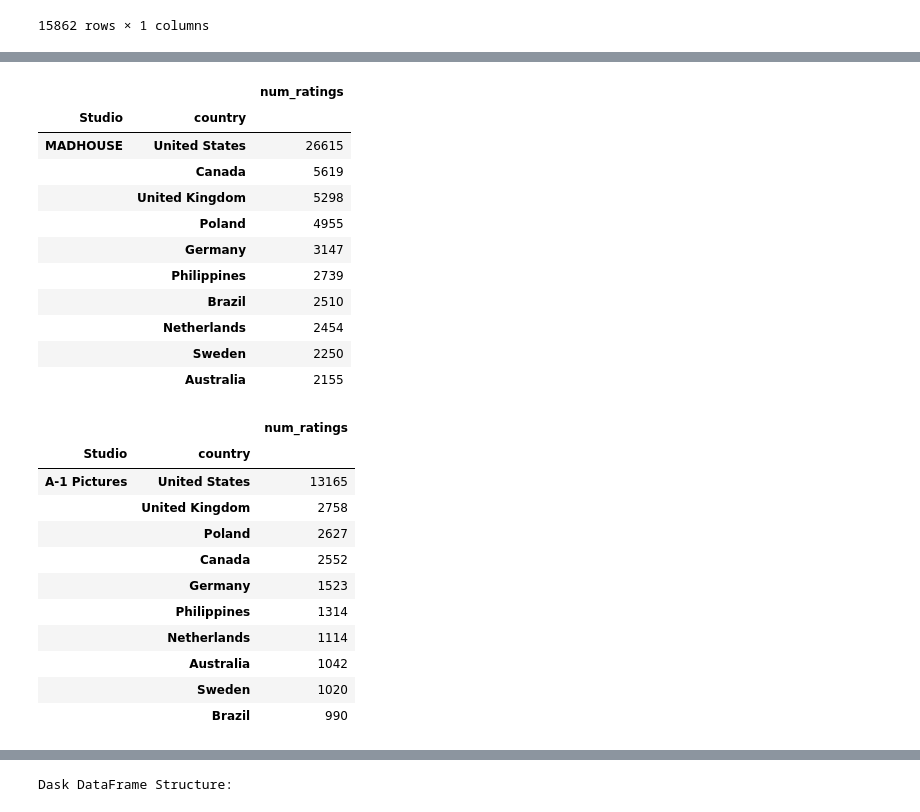
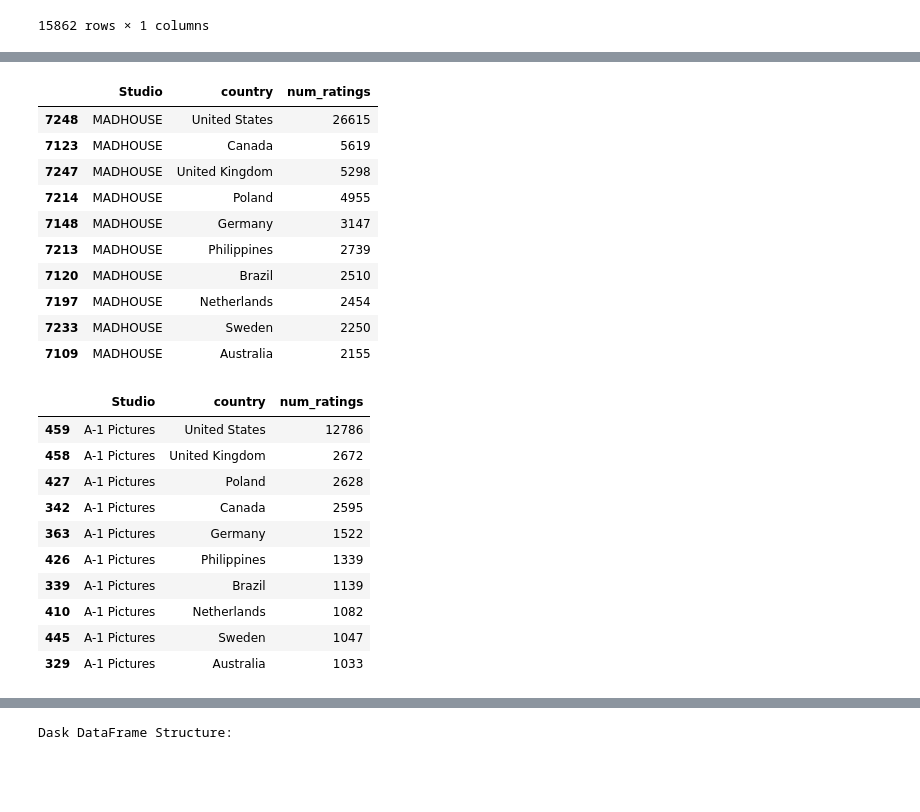
Before and after one commit to com-480-data-visualization/project-2023-vizmoica, a Jupyter notebook: eda_country.ipynb, the cells around one changed output, grey strips where cells are left out. Drawn from its saved outputs; the diff is of its cells as text; code cells hidden in the pictures; blank space fills up the shorter version.

```diff
--- a/eda_country.ipynb
+++ b/eda_country.ipynb
@@ -172,7 +129,7 @@ with open("location_to_country.pickle", "wb") as handle:
 
 assert len(location_to_country) == len(locations)
 # %%
-with open("countries.pickle", "rb") as f:
+with open(data / "countries.pickle", "rb") as f:
     countries = pickle.load(f)
 
 countries, len(countries)
@@ -195,7 +152,7 @@ countries, len(countries)
   ...],
  55280)
 # %%
-with open("location_to_country.pickle", "rb") as f:
+with open(data / "location_to_country.pickle", "rb") as f:
     location_to_country = pickle.load(f)
 location_to_country, len(location_to_country)
 # %% [output]
@@ -436,8 +393,11 @@ df_studios_countries
 15862 rows × 1 columns
 # %%
 # In df_test, for each Studio, sort the countries by the number of ratings
-df_studios_countries = df_studios_countries.groupby(level=0).apply(
-    lambda x: x.sort_values("num_ratings", ascending=False)
-)
-df_studios_countries
+#df_studios_countries = df_studios_countries.groupby(level=0).apply(
+#    lambda x: x.sort_values("num_ratings", ascending=False)
+#)
+df_studios_countries.reset_index(inplace=True)
+df_studios_countries.sort_values(by=['num_ratings'], ascending=False, inplace=True)
+df_studios_countries.head(70)
+#df_studios_countries[df_studios_countries['num_ratings'] >= 500]['Studio'].value_counts()
 # %% [output]
@@ -478,31 +462,29 @@ ValueError: cannot insert country, already exists
 # %%
 # Print for Studio == "MADHOUSE"
-df_studios_countries.loc["MADHOUSE"].head(10)
+df_studios_countries[df_studios_countries['Studio'] == "MADHOUSE"].head(10)
 # %% [output]
-|  |  | num_ratings |
-| Studio | country |  |
-| MADHOUSE | United States | 26615 |
-|  | Canada | 5619 |
-|  | United Kingdom | 5298 |
-|  | Poland | 4955 |
-|  | Germany | 3147 |
-|  | Philippines | 2739 |
-|  | Brazil | 2510 |
-|  | Netherlands | 2454 |
-|  | Sweden | 2250 |
-|  | Australia | 2155 |
+|  | Studio | country | num_ratings |
+| 7248 | MADHOUSE | United States | 26615 |
+| 7123 | MADHOUSE | Canada | 5619 |
+| 7247 | MADHOUSE | United Kingdom | 5298 |
+| 7214 | MADHOUSE | Poland | 4955 |
+| 7148 | MADHOUSE | Germany | 3147 |
+| 7213 | MADHOUSE | Philippines | 2739 |
+| 7120 | MADHOUSE | Brazil | 2510 |
+| 7197 | MADHOUSE | Netherlands | 2454 |
+| 7233 | MADHOUSE | Sweden | 2250 |
+| 7109 | MADHOUSE | Australia | 2155 |
 # %%
-df_test.loc["A-1 Pictures"].head(10)
+df_studios_countries[df_studios_countries['Studio'] == "A-1 Pictures"].head(10)
 # %% [output]
-|  |  | num_ratings |
-| Studio | country |  |
-| A-1 Pictures | United States | 13165 |
-|  | United Kingdom | 2758 |
-|  | Poland | 2627 |
-|  | Canada | 2552 |
-|  | Germany | 1523 |
-|  | Philippines | 1314 |
-|  | Netherlands | 1114 |
-|  | Australia | 1042 |
-|  | Sweden | 1020 |
-|  | Brazil | 990 |
+|  | Studio | country | num_ratings |
+| 459 | A-1 Pictures | United States | 12786 |
+| 458 | A-1 Pictures | United Kingdom | 2672 |
+| 427 | A-1 Pictures | Poland | 2628 |
+| 342 | A-1 Pictures | Canada | 2595 |
+| 363 | A-1 Pictures | Germany | 1522 |
+| 426 | A-1 Pictures | Philippines | 1339 |
+| 339 | A-1 Pictures | Brazil | 1139 |
+| 410 | A-1 Pictures | Netherlands | 1082 |
+| 445 | A-1 Pictures | Sweden | 1047 |
+| 329 | A-1 Pictures | Australia | 1033 |
```
Also changed, not shown: parts of 12 cells of this notebook.
